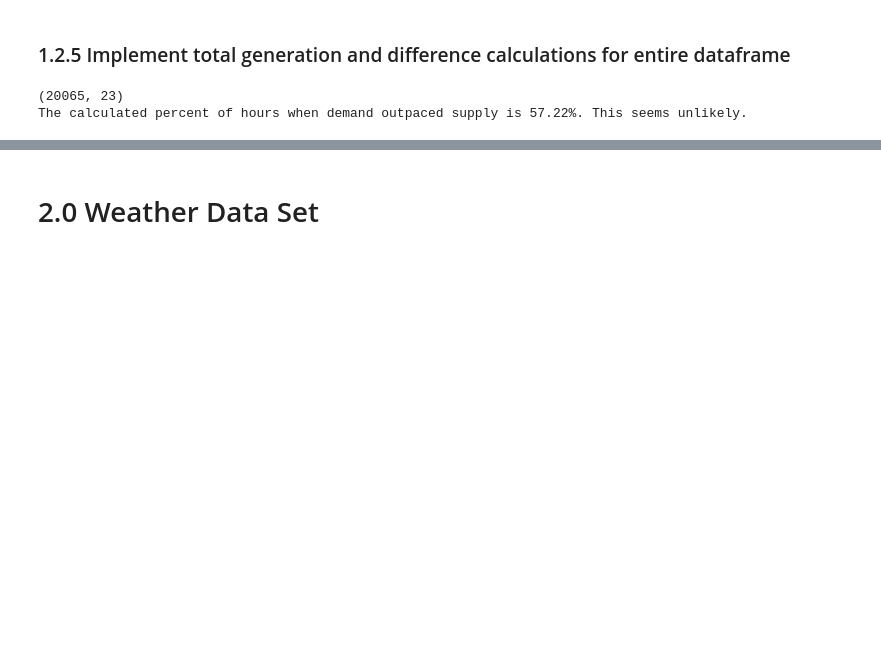
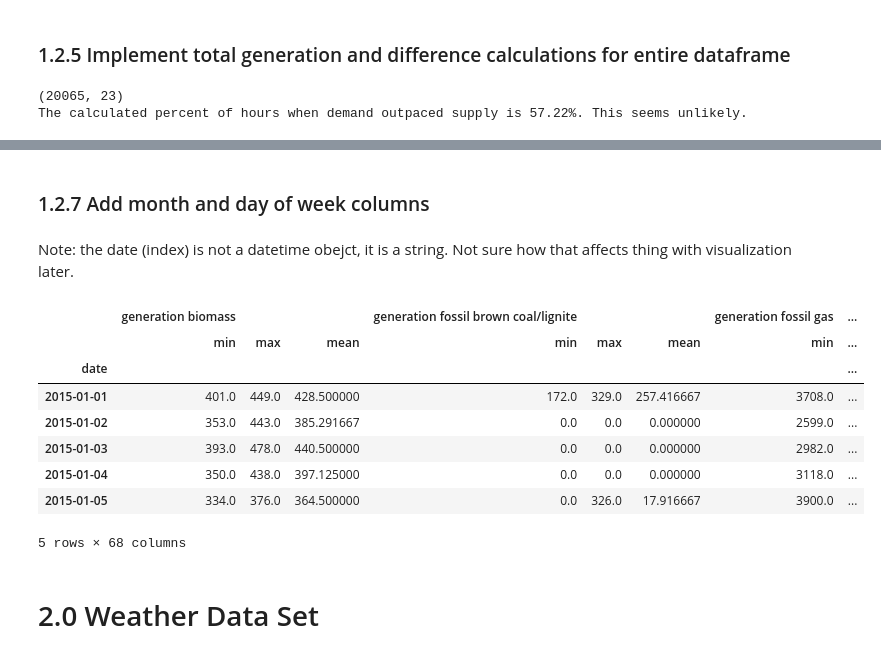
Before and after one commit to klagios/Capstone_02, a Jupyter notebook: Capstone_02_datawrangling.ipynb, the cells around one changed output, grey strips where cells are left out. Drawn from its saved outputs; the diff is of its cells as text; code cells hidden in the pictures; blank space fills up the shorter version.

```diff
--- a/Capstone_02_datawrangling.ipynb
+++ b/Capstone_02_datawrangling.ipynb
@@ -344,0 +346,7 @@ The calculated percent of hours when demand outpaced supply is 57.22%. This seem
+# %%
+print(energy_data.columns)
+col_list_e = list(energy_data)
+#print(len(col_list))
+col_list_e = col_list_e[:-1]
+print(col_list_e)
+#print(len(col_list))
@@ -344,0 +366,7 @@ The calculated percent of hours when demand outpaced supply is 57.22%. This seem
+# %%
+#create new df to leave energy_data alone
+#For now, we are going to operate on all columns except "diff_gen_load", b/c I'm not sure it makes sense to have the max, min or average of that for a particular day.
+#In essence, we are abandoning that for now.
+
+eng_grouped_3 = energy_data.drop(columns=['diff_gen_load'])
+print(eng_grouped_3.columns)
@@ -344,0 +385,9 @@ The calculated percent of hours when demand outpaced supply is 57.22%. This seem
+# %%
+#Process new df to add summary statistics
+#eng_grouped_3.head()
+eng_grouped_3 = eng_grouped_3.groupby(eng_grouped_3.index.date)[col_list_e].agg(['min', 'max', 'mean'])
+
+eng_grouped_3 = pd.DataFrame(eng_grouped_3)
+#col_list_new_names = [text + '_daily_max' for text in col_list]
+#wea_grouped_max.columns = [col_list_new_names]
+eng_grouped_3.head()
@@ -345,3 +403,37 @@ The calculated percent of hours when demand outpaced supply is 57.22%. This seem
+# %% [markdown]
+### 1.2.7 Add month and day of week columns
+# %% [markdown]
+Note: the date (index) is not a datetime obejct, it is a string. Not sure how that affects thing with visualization later.
+# %%
+#Have to convert index to datetime again.
+#Move date out of index to operate on
+eng_grouped_3.reset_index(inplace=True, names='date')
+
+#Convert to datetime
+eng_grouped_3.date = pd.to_datetime(eng_grouped_3.date, utc=True)
+
+#Add month and day_of_week columns
+eng_grouped_3['month'] = eng_grouped_3['date'].dt.strftime('%m')
+eng_grouped_3['day_of_week'] = eng_grouped_3['date'].dt.strftime('%A')
+
+#Format date to 'YYYY=mm=dd' - which converts it back to a string
+eng_grouped_3['date'] = eng_grouped_3['date'].dt.strftime('%Y-%m-%d')
+
+#Make 'date' index again
+eng_grouped_3.set_index('date', inplace=True)
+
+#eng_grouped_3['date'].dtype
+eng_grouped_3.head()
+# %% [output]
+|  | generation biomass |  |  | generation fossil brown coal/lignite |  |  | generation fossil gas | ... |
+|  | min | max | mean | min | max | mean | min | ... |
+| date |  |  |  |  |  |  |  | ... |
+| 2015-01-01 | 401.0 | 449.0 | 428.500000 | 172.0 | 329.0 | 257.416667 | 3708.0 | ... |
+| 2015-01-02 | 353.0 | 443.0 | 385.291667 | 0.0 | 0.0 | 0.000000 | 2599.0 | ... |
+| 2015-01-03 | 393.0 | 478.0 | 440.500000 | 0.0 | 0.0 | 0.000000 | 2982.0 | ... |
+| 2015-01-04 | 350.0 | 438.0 | 397.125000 | 0.0 | 0.0 | 0.000000 | 3118.0 | ... |
+| 2015-01-05 | 334.0 | 376.0 | 364.500000 | 0.0 | 326.0 | 17.916667 | 3900.0 | ... |
+5 rows × 68 columns
 # %% [markdown]
 # 2.0 Weather Data Set
 # %% [markdown]
```
Also changed, not shown: parts of 32 cells of this notebook.
